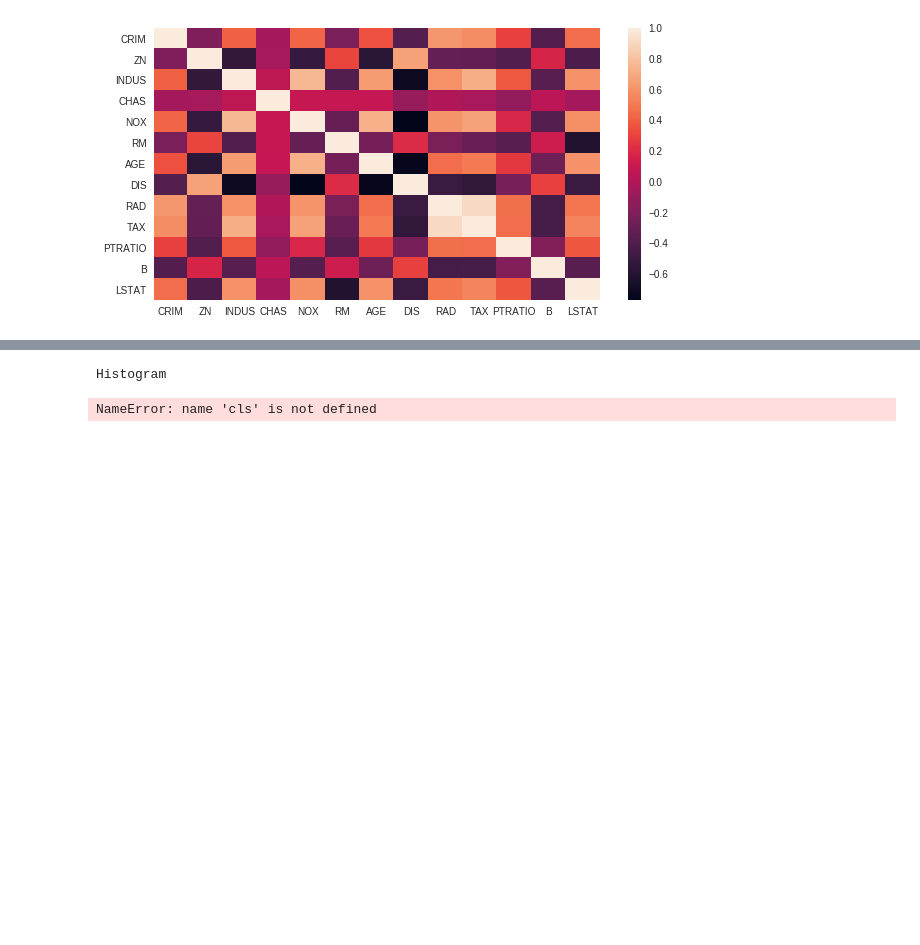
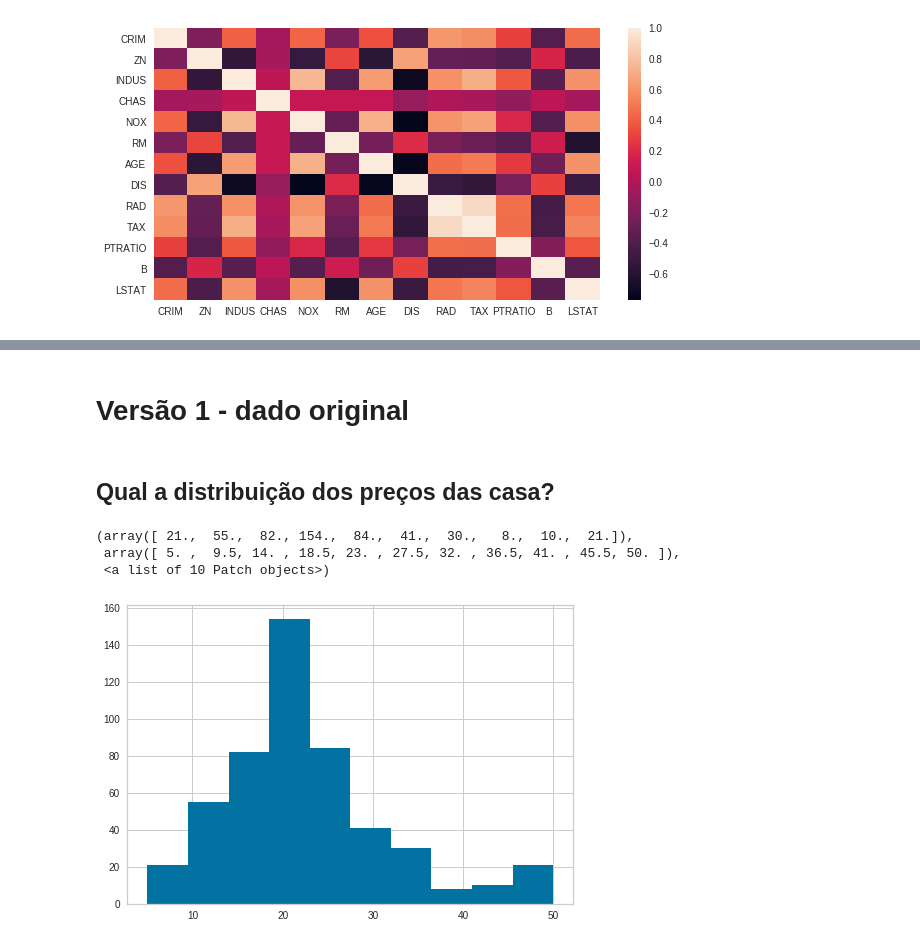
Before and after one commit to barbarasilveiraf/course_metrics, a Jupyter notebook: src/ml/notebooks/Regression Example.ipynb, the cells around one changed output, grey strips where cells are left out. Saved outputs shown, nothing was run; the diff lists cells and outputs as text; code cells hidden in the pictures; blank space fills up the shorter version.

Commit message:
updates regression

```diff
--- a/src/ml/notebooks/Regression Example.ipynb
+++ b/src/ml/notebooks/Regression Example.ipynb
@@ -90,5 +40,0 @@ visualizer.show()
-# %%
-Visualization.regression_analysis(y_test, y_pred)
-# %% [output]
-Histogram
-NameError: name 'cls' is not defined
@@ -94,0 +59,13 @@ NameError: name 'cls' is not defined
+# %% [markdown]
+# Versão 1 - dado original
+# %% [markdown]
+## Qual a distribuição dos preços das casa?
+# %%
+y = y*100
+# %%
+plt.hist(y)
+# %% [output]
+(array([ 21.,  55.,  82., 154.,  84.,  41.,  30.,   8.,  10.,  21.]),
+ array([ 5. ,  9.5, 14. , 18.5, 23. , 27.5, 32. , 36.5, 41. , 45.5, 50. ]),
+ <a list of 10 Patch objects>)
+[figure, added]
```
Also changed, not shown: parts of 31 cells of this notebook, 1 other file.
